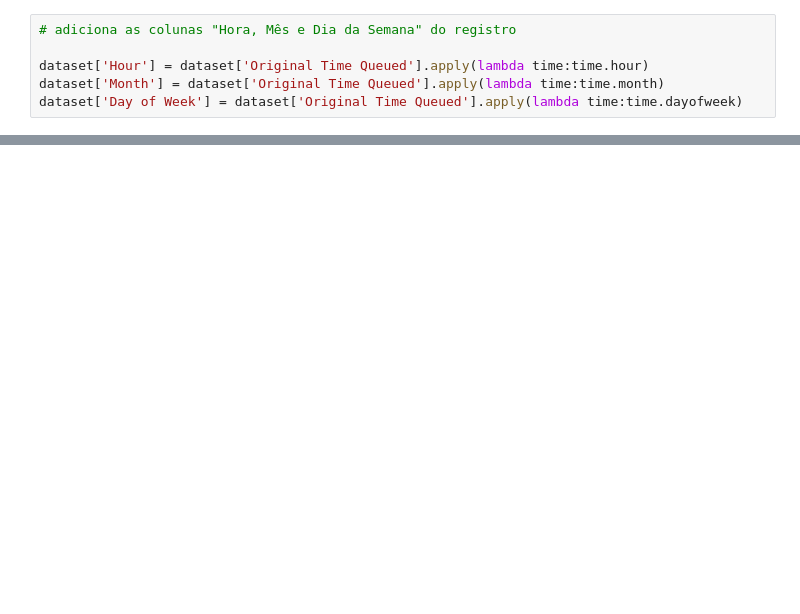
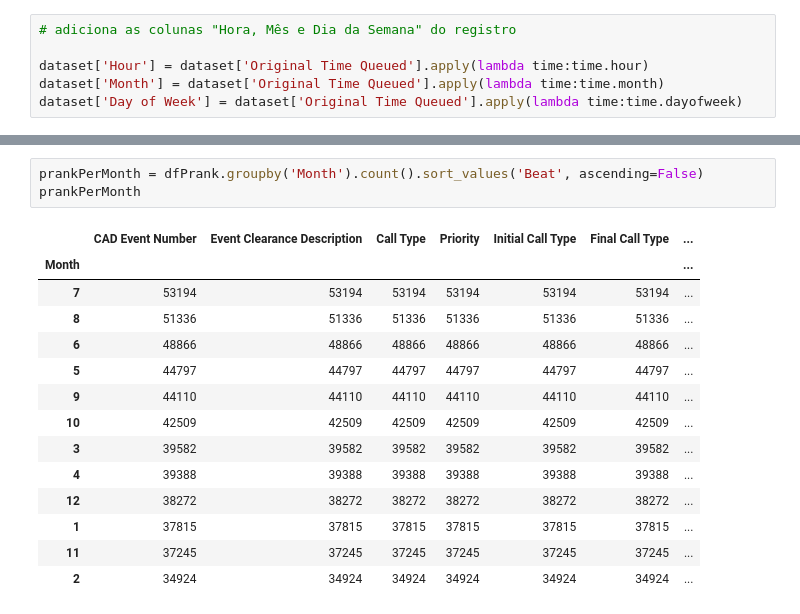
Before and after one commit to robertcristianoo/TCC, a Jupyter notebook: notebooks/analiseDB.ipynb, the cells around one changed output, grey strips where cells are left out. Drawn from its saved outputs; the diff is of its cells as text; blank space fills up the shorter version.

```diff
--- a/notebooks/analiseDB.ipynb
+++ b/notebooks/analiseDB.ipynb
@@ -165,0 +317,18 @@ ValueError: Could not interpret input 'Reason'
+# %%
+prankPerMonth = dfPrank.groupby('Month').count().sort_values('Beat', ascending=False)
+prankPerMonth
+# %% [output]
+|  | CAD Event Number | Event Clearance Description | Call Type | Priority | Initial Call Type | Final Call Type | ... |
+| Month |  |  |  |  |  |  | ... |
+| 7 | 53194 | 53194 | 53194 | 53194 | 53194 | 53194 | ... |
+| 8 | 51336 | 51336 | 51336 | 51336 | 51336 | 51336 | ... |
+| 6 | 48866 | 48866 | 48866 | 48866 | 48866 | 48866 | ... |
+| 5 | 44797 | 44797 | 44797 | 44797 | 44797 | 44797 | ... |
+| 9 | 44110 | 44110 | 44110 | 44110 | 44110 | 44110 | ... |
+| 10 | 42509 | 42509 | 42509 | 42509 | 42509 | 42509 | ... |
+| 3 | 39582 | 39582 | 39582 | 39582 | 39582 | 39582 | ... |
+| 4 | 39388 | 39388 | 39388 | 39388 | 39388 | 39388 | ... |
+| 12 | 38272 | 38272 | 38272 | 38272 | 38272 | 38272 | ... |
+| 1 | 37815 | 37815 | 37815 | 37815 | 37815 | 37815 | ... |
+| 11 | 37245 | 37245 | 37245 | 37245 | 37245 | 37245 | ... |
+| 2 | 34924 | 34924 | 34924 | 34924 | 34924 | 34924 | ... |
```
Also changed, not shown: parts of 14 cells of this notebook, 1 other file.
